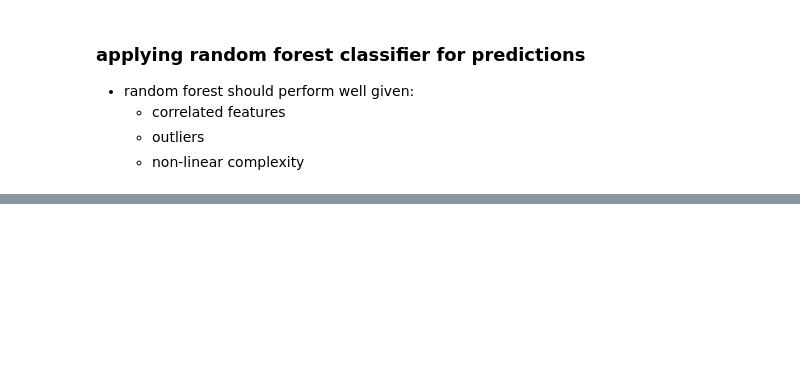
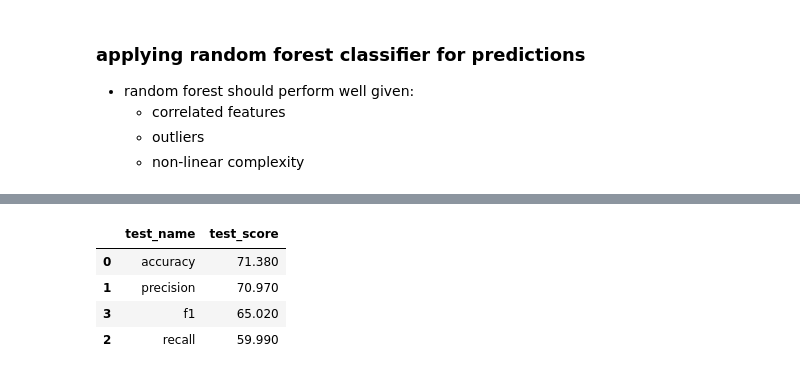
Before and after one commit to zenyui/ga-portfolio, a Jupyter notebook: project/zenyui_repeatly.ipynb, the cells around one changed output, grey strips where cells are left out. Drawn from its saved outputs; the diff is of its cells as text; code cells hidden in the pictures; blank space fills up the shorter version.

```diff
--- a/project/zenyui_repeatly.ipynb
+++ b/project/zenyui_repeatly.ipynb
@@ -397,3 +404,19 @@ rrdf.plot(kind='bar', ylim=(0,100), color='b', alpha=.5, title='Return rate per
+# %%
+def all_score(mod_nam, mod, X_test, y_test):
+    '''Score model according to accuracy, recall, and f1 score
+        and returns dataframe of scores'''
+    y_pred = mod.predict(X_test)
+
+    scores = {}
+    scores['test_name'] = ['accuracy','precision','recall','f1']
+    scores['test_score'] = []
+
+    scores['test_score'].append(round(accuracy_score(y_test, y_pred) * 100, 2))
+    scores['test_score'].append(round(precision_score(y_test, y_pred) * 100, 2))
+    scores['test_score'].append(round(recall_score(y_test, y_pred) * 100, 2))
+    scores['test_score'].append(round(f1_score(y_test, y_pred) * 100, 2))
+
+    return pd.DataFrame(scores)
 # %% [markdown]
 ### applying random forest classifier for predictions
 - random forest should perform well given:
@@ -407,0 +435,8 @@ KeyboardInterrupt:
+# %%
+all_score('RF', rf, X_test_2, y_test).sort_values('test_score', ascending=False)
+# %% [output]
+|  | test_name | test_score |
+| 0 | accuracy | 71.380 |
+| 1 | precision | 70.970 |
+| 3 | f1 | 65.020 |
+| 2 | recall | 59.990 |
```
Also changed, not shown: parts of 4 cells of this notebook.
